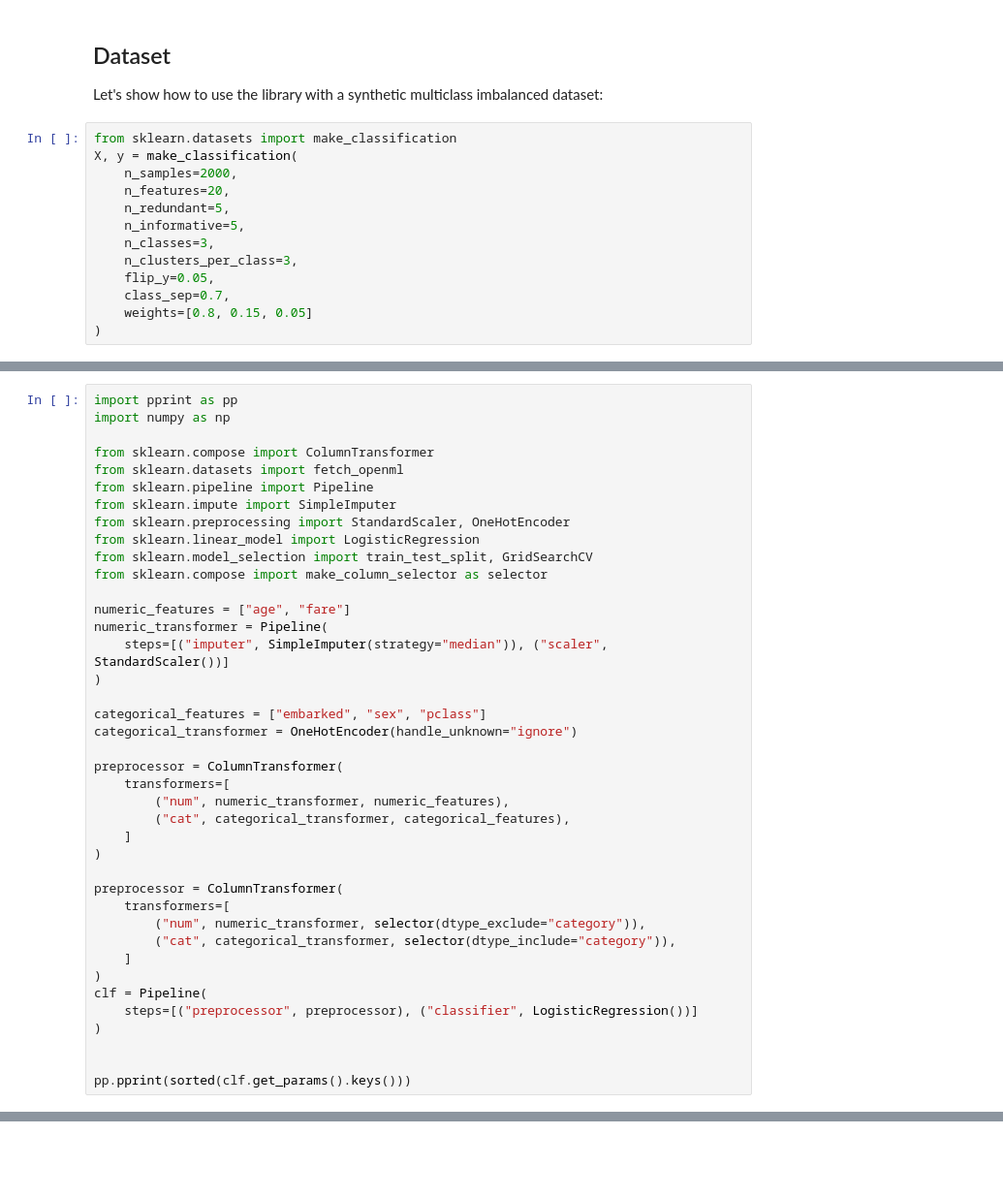
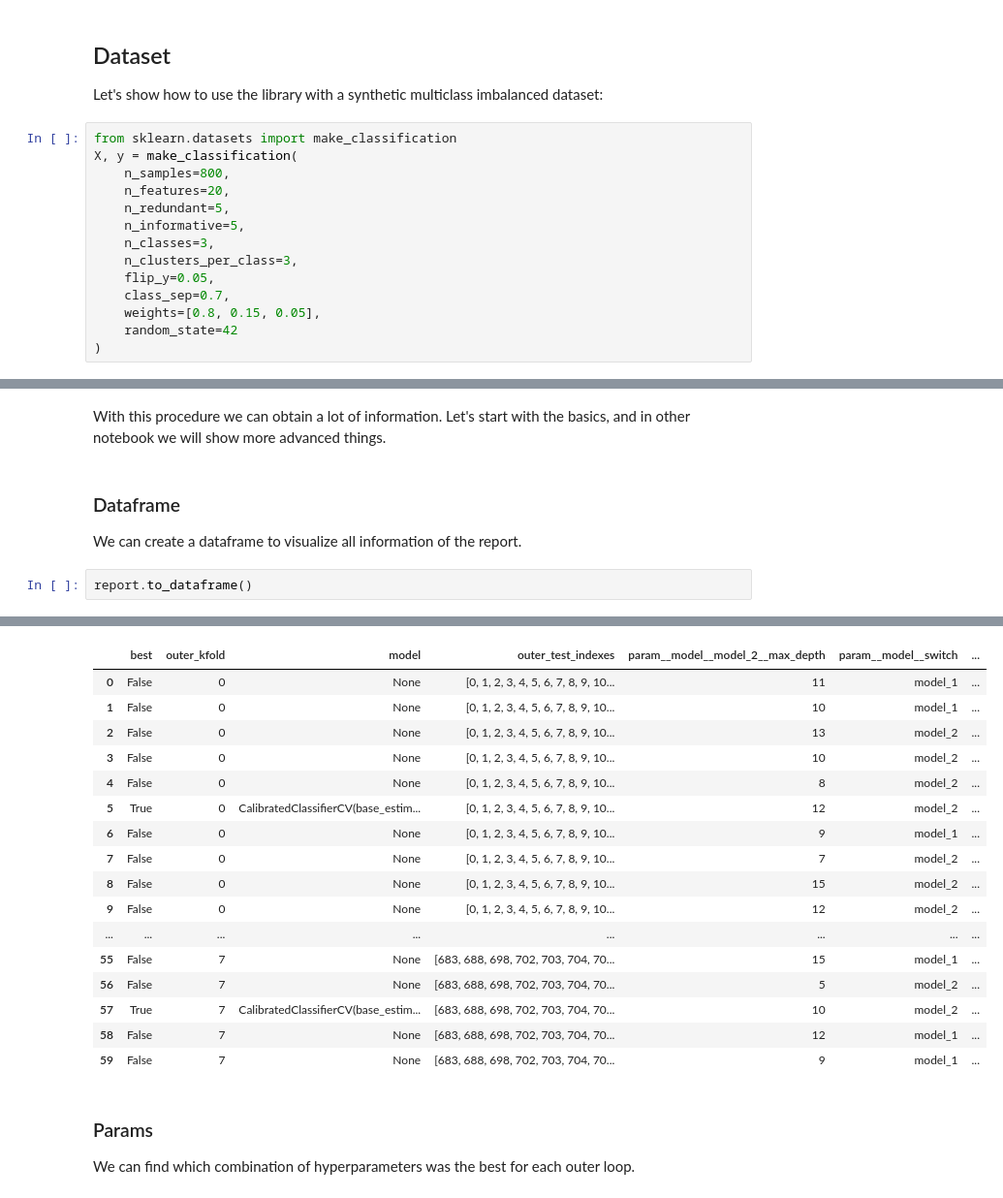
Before and after one commit to JaimeArboleda/nestedcvtraining, a Jupyter notebook: examples/api_examples.ipynb, the cells around one changed output, grey strips where cells are left out. Shown at 97% size. Saved outputs shown, nothing was run; the diff lists cells and outputs as text; blank space fills up the shorter version.

```diff
--- a/examples/api_examples.ipynb
+++ b/examples/api_examples.ipynb
@@ -30,7 +33,7 @@ Let's show how to use the library with a synthetic multiclass imbalanced dataset
 # %%
 from sklearn.datasets import make_classification
 X, y = make_classification(
-    n_samples=2000,
+    n_samples=800,
     n_features=20,
     n_redundant=5,
     n_informative=5,
@@ -38,7 +41,8 @@ X, y = make_classification(
     n_clusters_per_class=3,
     flip_y=0.05,
     class_sep=0.7,
-    weights=[0.8, 0.15, 0.05]
+    weights=[0.8, 0.15, 0.05],
+    random_state=42
 )
 # %%
 from collections import Counter
@@ -103,41 +224,9 @@ op = OptionedTransformer(preprocess_options)
+# %% [markdown]
+With this procedure we can obtain a lot of information. Let's start with the basics, and in other notebook we will show more advanced things.
+# %% [markdown]
+### Dataframe
+
+We can create a dataframe to visualize all information of the report.
 # %%
-import pprint as pp
-import numpy as np
-
-from sklearn.compose import ColumnTransformer
-from sklearn.datasets import fetch_openml
-from sklearn.pipeline import Pipeline
-from sklearn.impute import SimpleImputer
-from sklearn.preprocessing import StandardScaler, OneHotEncoder
-from sklearn.linear_model import LogisticRegression
-from sklearn.model_selection import train_test_split, GridSearchCV
-from sklearn.compose import make_column_selector as selector
-
-numeric_features = ["age", "fare"]
-numeric_transformer = Pipeline(
-    steps=[("imputer", SimpleImputer(strategy="median")), ("scaler", StandardScaler())]
-)
-
-categorical_features = ["embarked", "sex", "pclass"]
-categorical_transformer = OneHotEncoder(handle_unknown="ignore")
-
-preprocessor = ColumnTransformer(
-    transformers=[
-        ("num", numeric_transformer, numeric_features),
-        ("cat", categorical_transformer, categorical_features),
-    ]
-)
-
-preprocessor = ColumnTransformer(
-    transformers=[
-        ("num", numeric_transformer, selector(dtype_exclude="category")),
-        ("cat", categorical_transformer, selector(dtype_include="category")),
-    ]
-)
-clf = Pipeline(
-    steps=[("preprocessor", preprocessor), ("classifier", LogisticRegression())]
-)
-
-
-pp.pprint(sorted(clf.get_params().keys()))
+report.to_dataframe()
 # %% [output]
@@ -161 +233,22 @@ pp.pprint(sorted(clf.get_params().keys()))
+|  | best | outer_kfold | model | outer_test_indexes | param__model__model_2__max_depth | param__model__switch | ... |
+| 0 | False | 0 | None | [0, 1, 2, 3, 4, 5, 6, 7, 8, 9, 10... | 11 | model_1 | ... |
+| 1 | False | 0 | None | [0, 1, 2, 3, 4, 5, 6, 7, 8, 9, 10... | 10 | model_1 | ... |
+| 2 | False | 0 | None | [0, 1, 2, 3, 4, 5, 6, 7, 8, 9, 10... | 13 | model_2 | ... |
+| 3 | False | 0 | None | [0, 1, 2, 3, 4, 5, 6, 7, 8, 9, 10... | 10 | model_2 | ... |
+| 4 | False | 0 | None | [0, 1, 2, 3, 4, 5, 6, 7, 8, 9, 10... | 8 | model_2 | ... |
+| 5 | True | 0 | CalibratedClassifierCV(base_estim... | [0, 1, 2, 3, 4, 5, 6, 7, 8, 9, 10... | 12 | model_2 | ... |
+| 6 | False | 0 | None | [0, 1, 2, 3, 4, 5, 6, 7, 8, 9, 10... | 9 | model_1 | ... |
+| 7 | False | 0 | None | [0, 1, 2, 3, 4, 5, 6, 7, 8, 9, 10... | 7 | model_2 | ... |
+| 8 | False | 0 | None | [0, 1, 2, 3, 4, 5, 6, 7, 8, 9, 10... | 15 | model_2 | ... |
+| 9 | False | 0 | None | [0, 1, 2, 3, 4, 5, 6, 7, 8, 9, 10... | 12 | model_2 | ... |
+| ... | ... | ... | ... | ... | ... | ... | ... |
+| 55 | False | 7 | None | [683, 688, 698, 702, 703, 704, 70... | 15 | model_1 | ... |
+| 56 | False | 7 | None | [683, 688, 698, 702, 703, 704, 70... | 5 | model_2 | ... |
+| 57 | True | 7 | CalibratedClassifierCV(base_estim... | [683, 688, 698, 702, 703, 704, 70... | 10 | model_2 | ... |
+| 58 | False | 7 | None | [683, 688, 698, 702, 703, 704, 70... | 12 | model_1 | ... |
+| 59 | False | 7 | None | [683, 688, 698, 702, 703, 704, 70... | 9 | model_1 | ... |
+# %% [markdown]
+### Params
+
+We can find which combination of hyperparameters was the best for each outer loop.
 # %%
```
Also changed, not shown: parts of 26 cells of this notebook, 12 other files.
